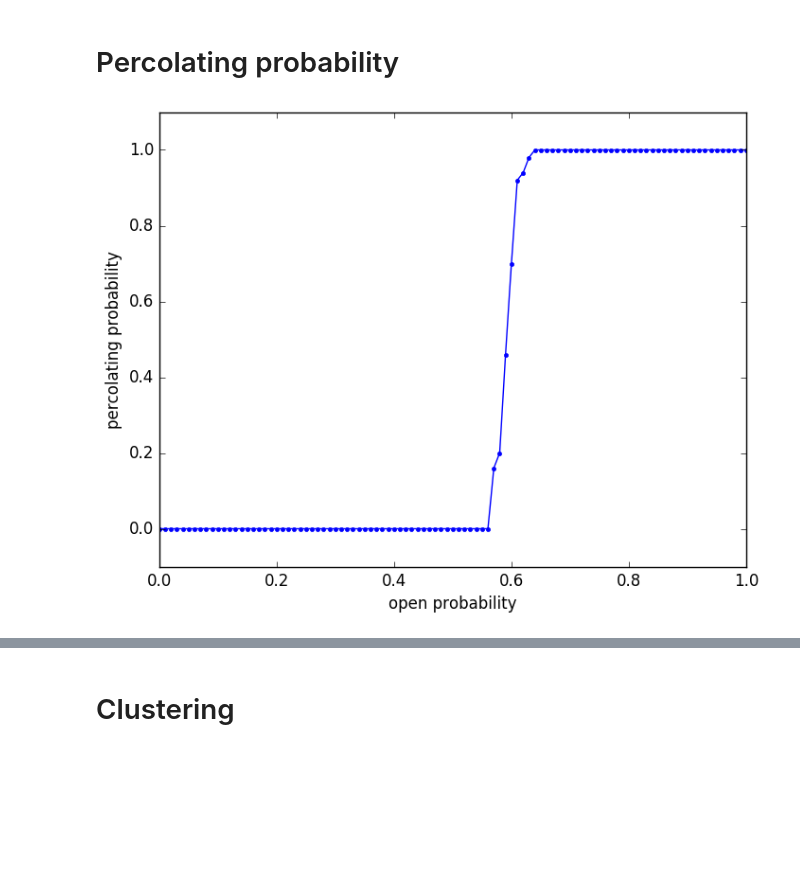
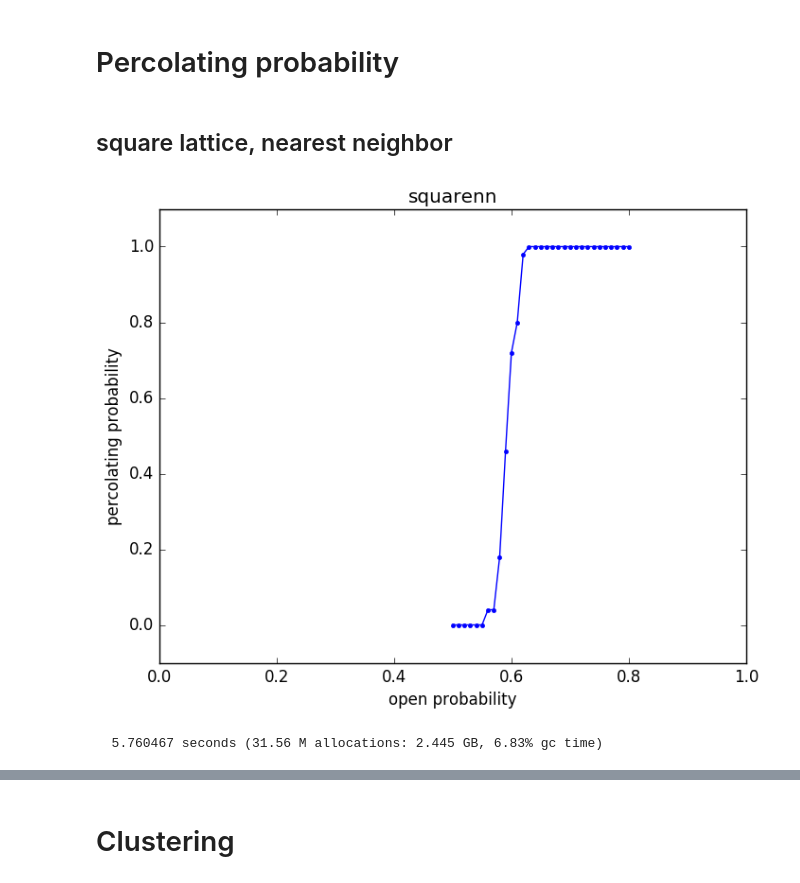
Before and after one commit to goropikari/Percolation.jl, a Jupyter notebook: example/percolation.ipynb, the cells around one changed output, grey strips where cells are left out. Saved outputs shown, nothing was run; the diff lists cells and outputs as text; code cells hidden in the pictures; blank space fills up the shorter version.

```diff
--- a/example/percolation.ipynb
+++ b/example/percolation.ipynb
@@ -90,20 +93,24 @@ simple = simplenn(N, dim, p);
 # Percolating probability
 # %%
 using PyPlot
+# %% [markdown]
+## square lattice, nearest neighbor
 # %%
-plist = collect(0:0.01:1)
+plist = collect(0.5:0.01:0.8)
 hit = zeros(Int64, length(plist))
 N = 100; trial = 50
-for i in 1:length(plist)
+@time for i in 1:length(plist)
     for itr in 1:trial
         square = squarenn(N, plist[i])
-        hit[i] += percolation(square, fig=false, colorbar=false, water=false)
+        hit[i] += percolation(square)
     end
 end
 hit /= trial;
 plot(plist, hit, ".-");
+title("squarenn")
 xlabel("open probability")
 ylabel("percolating probability")
 axis([0, 1, -0.1, 1.1]);
 # %% [output]
-[figure, old version]
+[figure, new version]
+  5.760467 seconds (31.56 M allocations: 2.445 GB, 6.83% gc time)
```
Also changed, not shown: parts of 27 cells of this notebook, 8 other files.
